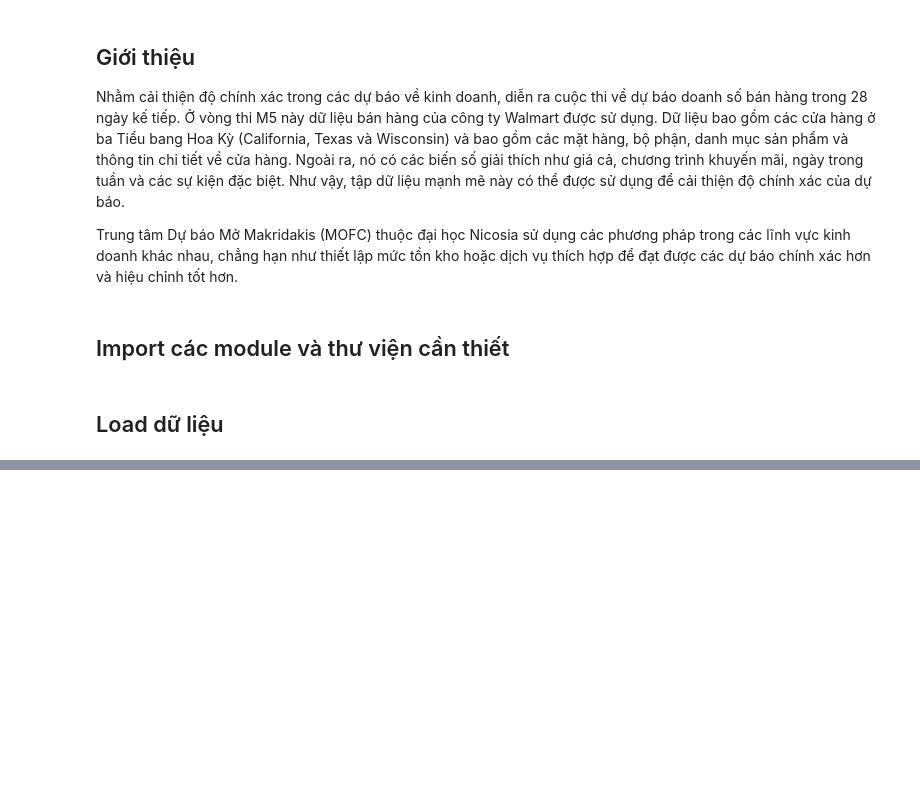
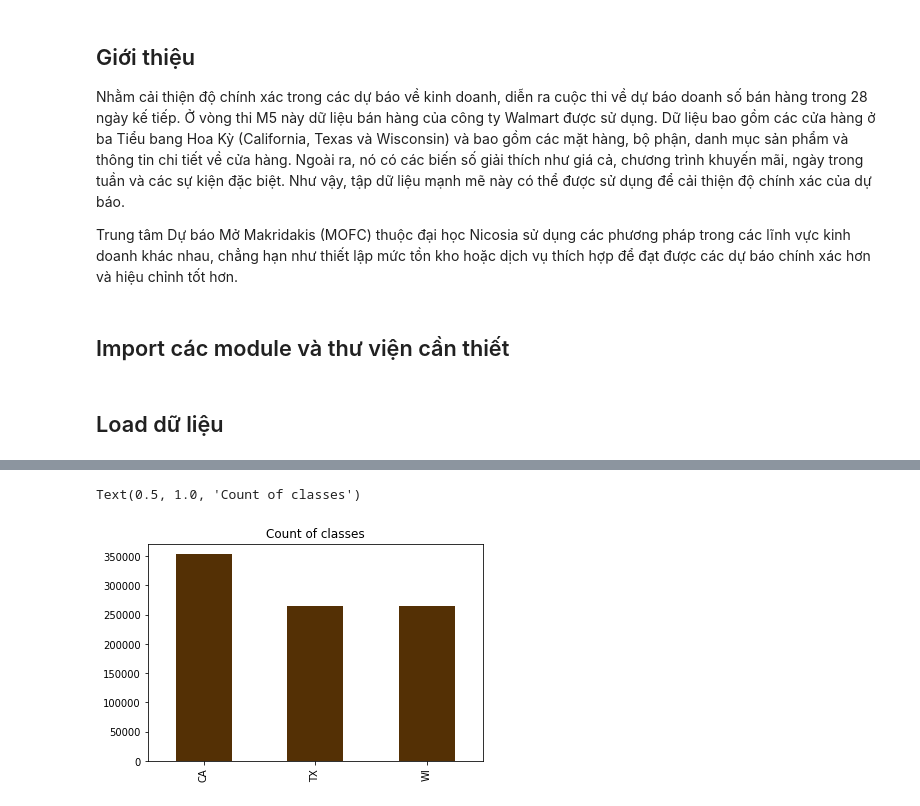
Before and after one commit to ngotancuong/mse.python, a Jupyter notebook: Baitap03.ipynb, the cells around one changed output, grey strips where cells are left out. Saved outputs shown, nothing was run; the diff lists cells and outputs as text; code cells hidden in the pictures; blank space fills up the shorter version.

```diff
--- a/Baitap03.ipynb
+++ b/Baitap03.ipynb
@@ -75,0 +359,9 @@ sell_prices = pd.read_csv('../input/m5-forecasting-accuracy/sell_prices.csv')
+# %%
+lst_d = []
+i = 0
+lst_index = train_sales_test.index
+for x in lst_index:
+    lst_d.append('d_' + str(((lst_index[i]) // 30490) + 1942))
+    i = i + 1
+
+lst_d
@@ -75,0 +386,2 @@ sell_prices = pd.read_csv('../input/m5-forecasting-accuracy/sell_prices.csv')
+# %%
+train_sales_test['d'] = lst_d
@@ -75,0 +413,4 @@ sell_prices = pd.read_csv('../input/m5-forecasting-accuracy/sell_prices.csv')
+# %%
+train_sales_test = pd.merge(train_sales_test,calender, how='left', on='d')
+# %%
+train_sales_test = pd.merge(train_sales_test, sell_prices ,how='left', on=['item_id', 'wm_yr_wk', 'store_id'])
@@ -75,0 +446,7 @@ sell_prices = pd.read_csv('../input/m5-forecasting-accuracy/sell_prices.csv')
+# %%
+pd.value_counts(train_sales_test['state_id']).plot(kind = 'bar',cmap = 'BrBG')
+plt.rcParams['axes.facecolor'] = 'orange'
+plt.title("Count of classes")
+# %% [output]
+Text(0.5, 1.0, 'Count of classes')
+[figure, added]
```
Also changed, not shown: parts of 102 cells of this notebook.
